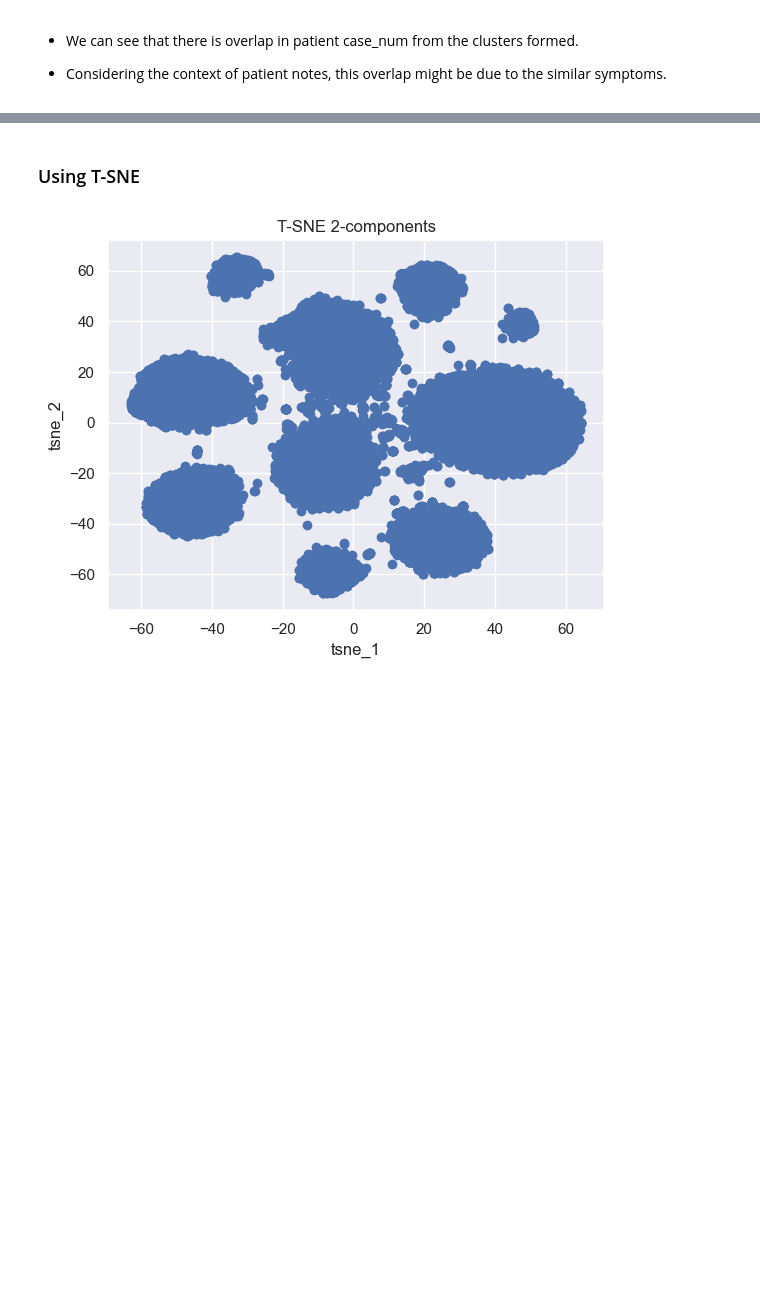
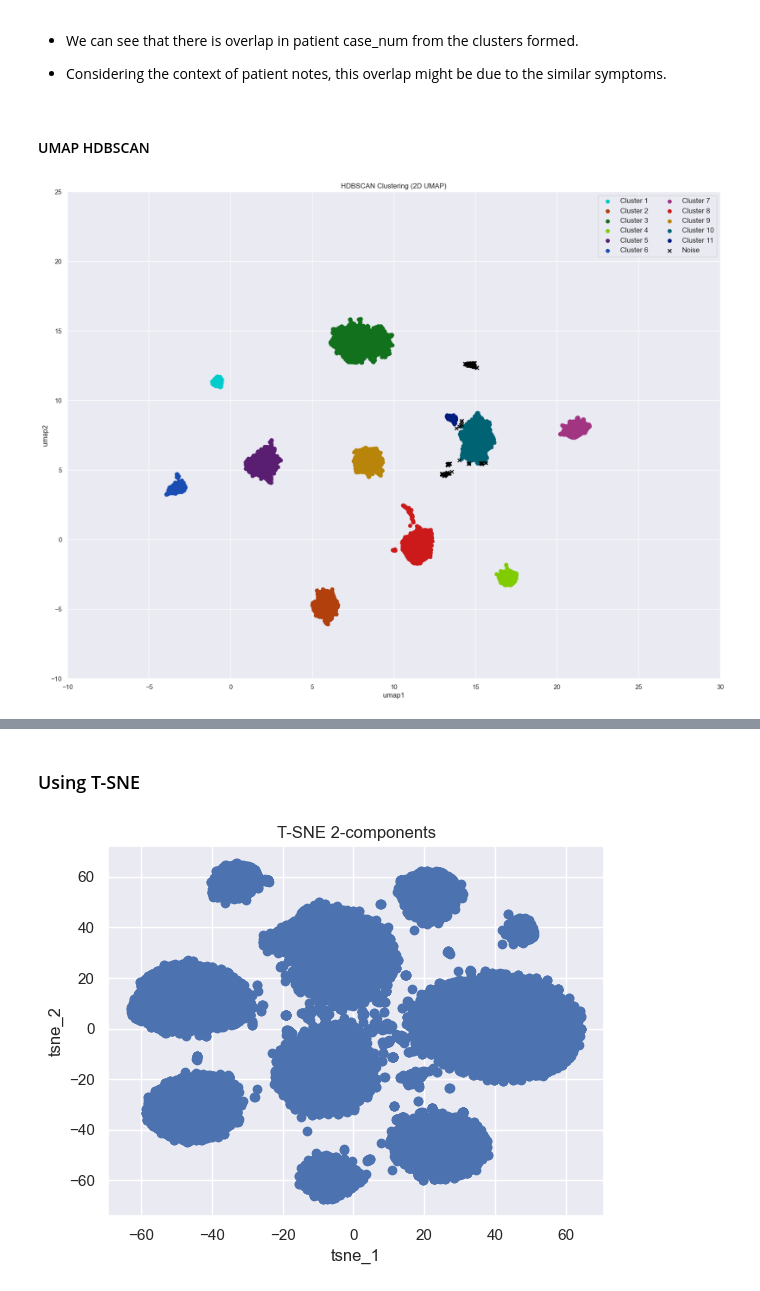
Before and after one commit to saideep-arikontham/Patient-notes-clustering, a Jupyter notebook: notebooks/Clustering.ipynb, the cells around one changed output, grey strips where cells are left out. Saved outputs shown, nothing was run; the diff lists cells and outputs as text; code cells hidden in the pictures; blank space fills up the shorter version.

```diff
--- a/notebooks/Clustering.ipynb
+++ b/notebooks/Clustering.ipynb
@@ -303,3 +317,38 @@ plt.show()
 - We can see that there is overlap in patient case_num from the clusters formed.
 
 - Considering the context of patient notes, this overlap might be due to the similar symptoms.
+# %% [markdown]
+#### UMAP HDBSCAN
+# %%
+from sklearn.cluster import HDBSCAN
+import seaborn as sns
+
+hdb_tsne = HDBSCAN(min_cluster_size=500, min_samples = 100)
+cluster_labels = hdb_tsne.fit_predict(red1)
+
+plt.figure(figsize = (20,15))
+
+palette = sns.color_palette('dark', np.unique(cluster_labels).max() + 1)
+palette[7] = (0.8, 0.1, 0.1)
+palette[5] = (0.1, 0.3, 0.7)
+palette[3] = (0.5, 0.8, 0)
+palette[0] = (0, 0.8, 0.8)
+
+#plotting clusters
+for i in range(np.unique(cluster_labels).max() + 1):
+    plt.scatter(red1[cluster_labels == i]['umap_1'], red1[cluster_labels == i]['umap_2'], color = palette[i], label = f'Cluster {i+1}')
+
+#plotting noise
+plt.scatter(red1[cluster_labels == -1]['umap_1'], red1[cluster_labels == -1]['umap_2'], color = 'black', marker = 'x', label = f'Noise')
+
+
+plt.title('HDBSCAN Clustering (2D UMAP)')
+plt.xlabel('umap1')
+plt.ylabel('umap2')
+plt.xlim(-10, 30)
+plt.ylim(-10, 25)
+plt.legend(loc = 'best', fontsize = 'medium', ncols =2)
+plt.savefig('figs/hdbscan_clusters.png')
+plt.show()
+# %% [output]
+[figure, added]
```
Also changed, not shown: parts of 17 cells of this notebook, 3 other files.
